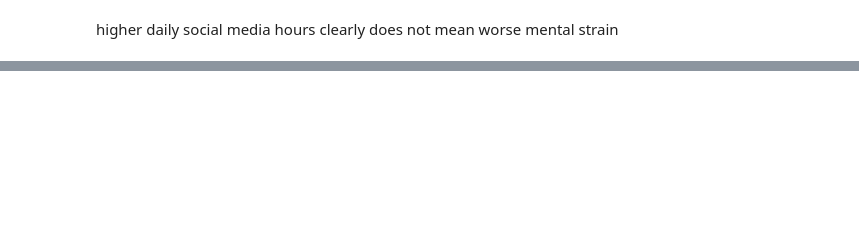
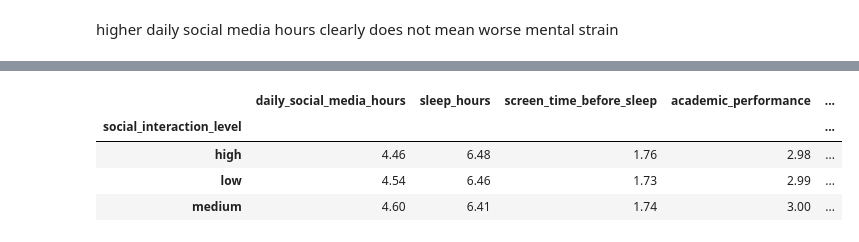
Before and after one commit to klidnenabrezi/data-modelling-kelompok-7, a Jupyter notebook: notebook/note-1.ipynb, the cells around one changed output, grey strips where cells are left out. Cells and saved outputs as stored; diff of their text form; code cells hidden in the pictures; blank space fills up the shorter version.

```diff
--- a/notebook/note-1.ipynb
+++ b/notebook/note-1.ipynb
@@ -296,0 +317,18 @@ higher daily social media hours clearly does not mean worse mental strain
+# %%
+df.groupby("social_interaction_level")[[
+    "daily_social_media_hours",
+    "sleep_hours",
+    "screen_time_before_sleep",
+    "academic_performance",
+    "physical_activity",
+    "stress_level",
+    "anxiety_level",
+    "addiction_level",
+    "mental_strain_score"
+]].mean().round(2)
+# %% [output]
+|  | daily_social_media_hours | sleep_hours | screen_time_before_sleep | academic_performance | ... |
+| social_interaction_level |  |  |  |  | ... |
+| high | 4.46 | 6.48 | 1.76 | 2.98 | ... |
+| low | 4.54 | 6.46 | 1.73 | 2.99 | ... |
+| medium | 4.60 | 6.41 | 1.74 | 3.00 | ... |
```
Also changed, not shown: parts of 7 cells of this notebook.
